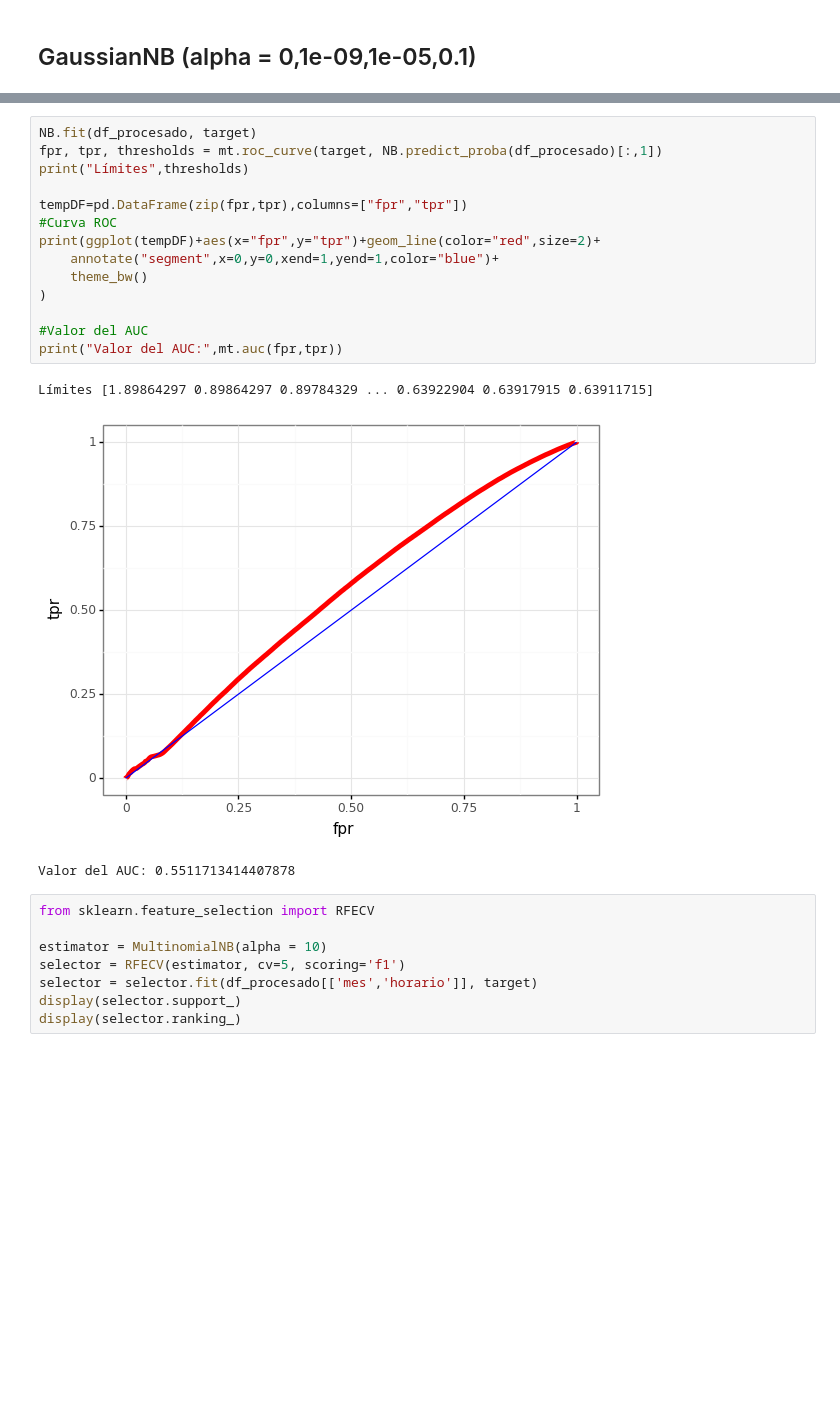
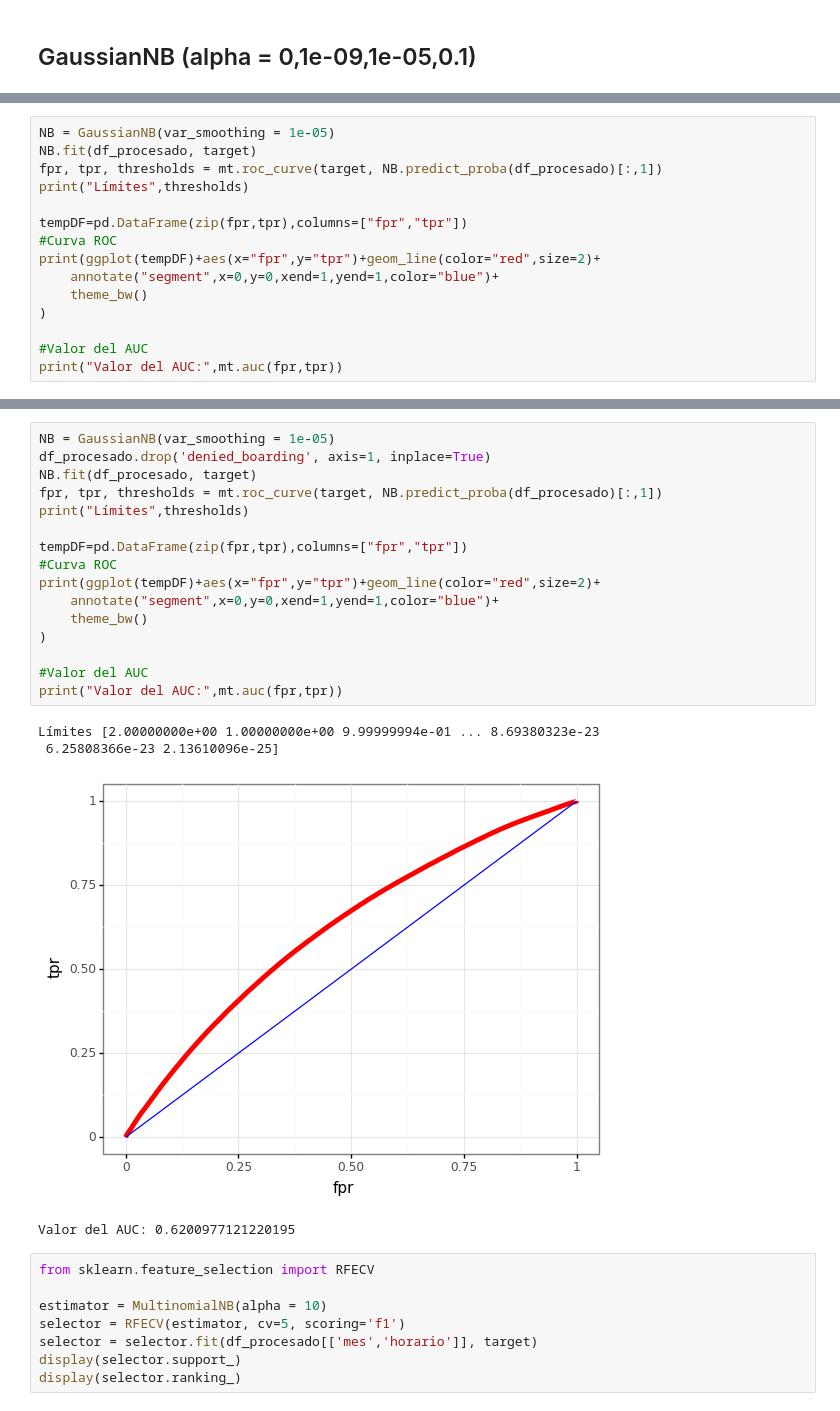
Before and after one commit to EBNoir/TICS411, a Jupyter notebook: Proyecto2/NaiveBayes.ipynb, the cells around one changed output, grey strips where cells are left out. Saved outputs shown, nothing was run; the diff lists cells and outputs as text; blank space fills up the shorter version.

```diff
--- a/Proyecto2/NaiveBayes.ipynb
+++ b/Proyecto2/NaiveBayes.ipynb
@@ -564,0 +554,15 @@ plt.show()
+# %%
+NB = GaussianNB(var_smoothing = 1e-05)
+NB.fit(df_procesado, target)
+fpr, tpr, thresholds = mt.roc_curve(target, NB.predict_proba(df_procesado)[:,1])
+print("Límites",thresholds)
+
+tempDF=pd.DataFrame(zip(fpr,tpr),columns=["fpr","tpr"])
+#Curva ROC
+print(ggplot(tempDF)+aes(x="fpr",y="tpr")+geom_line(color="red",size=2)+
+    annotate("segment",x=0,y=0,xend=1,yend=1,color="blue")+
+    theme_bw()
+)
+
+#Valor del AUC
+print("Valor del AUC:",mt.auc(fpr,tpr))
@@ -565,21 +574,24 @@ plt.show()
 # %%
+NB = GaussianNB(var_smoothing = 1e-05)
+df_procesado.drop('denied_boarding', axis=1, inplace=True)
 NB.fit(df_procesado, target)
 fpr, tpr, thresholds = mt.roc_curve(target, NB.predict_proba(df_procesado)[:,1])
 print("Límites",thresholds)
 
 tempDF=pd.DataFrame(zip(fpr,tpr),columns=["fpr","tpr"])
 #Curva ROC
 print(ggplot(tempDF)+aes(x="fpr",y="tpr")+geom_line(color="red",size=2)+
     annotate("segment",x=0,y=0,xend=1,yend=1,color="blue")+
     theme_bw()
 )
 
 #Valor del AUC
 print("Valor del AUC:",mt.auc(fpr,tpr))
 # %% [output]
-Límites [1.89864297 0.89864297 0.89784329 ... 0.63922904 0.63917915 0.63911715]
+Límites [2.00000000e+00 1.00000000e+00 9.99999994e-01 ... 8.69380323e-23
+ 6.25808366e-23 2.13610096e-25]
-[figure, old version]
+[figure, new version]
-Valor del AUC: 0.5511713414407878
+Valor del AUC: 0.6200977121220195
 # %%
 from sklearn.feature_selection import RFECV
 
```
Also changed, not shown: parts of 16 cells of this notebook.
